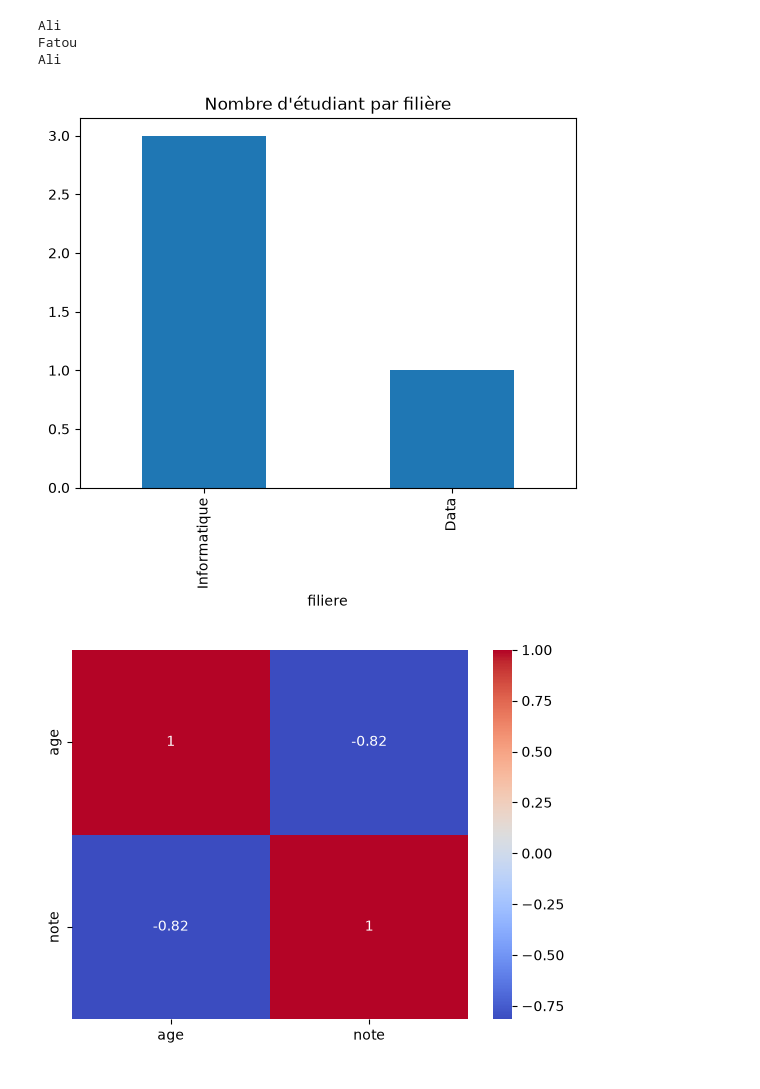
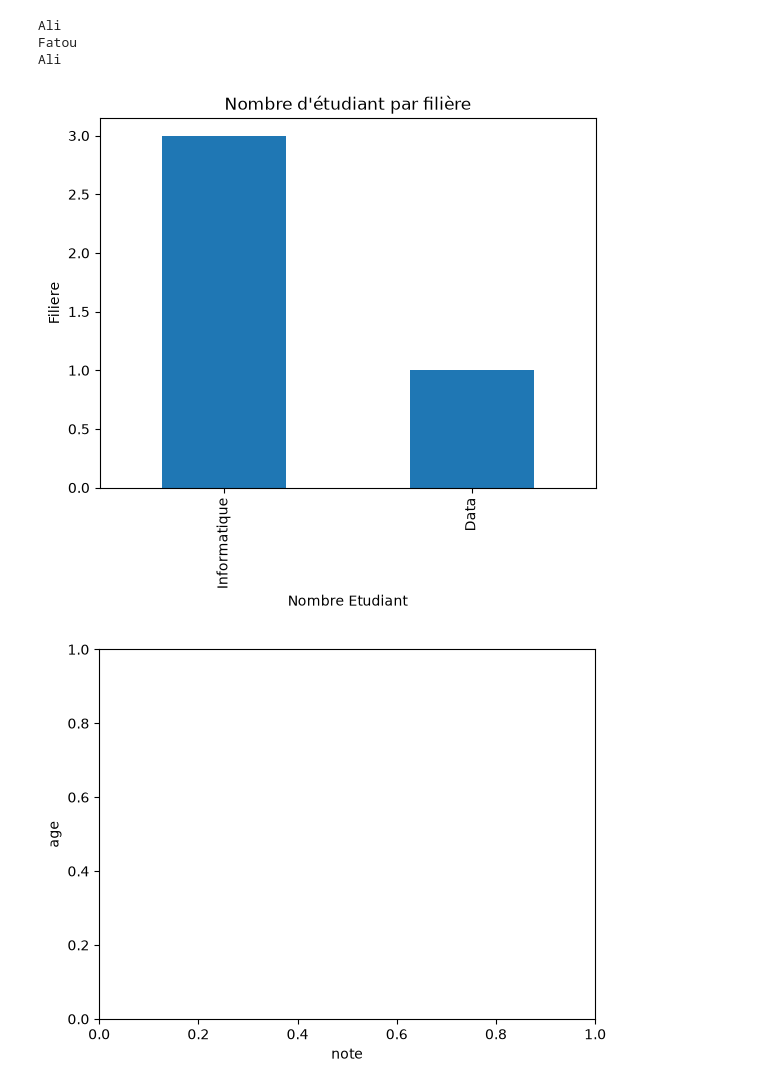
Before and after one commit to Bachir20589/projet_final1, a Jupyter notebook: projet.ipynb, the cells around one changed output. Saved outputs shown, nothing was run; the diff lists cells and outputs as text; code cells hidden in the pictures.

```diff
--- a/projet1.ipynb
+++ b/projet.ipynb
@@ -9,36 +9,38 @@ with open("etudiants.csv") as f:
     a.fillna({"age":21},inplace=True)
     a.dropna(inplace=True)
     a.fillna({"filiere":"Informatique"},inplace=True)
     for i in a.index:
         if a.loc[i,"note"]=="NaN":
             a.drop(i,inplace=True)
     c=a["note"].mean()
 
     for i in a.index:
         if a.loc[i,"note"]>=14:
             print(a.loc[i,"nom"])
     a["filiere"].value_counts().plot(kind="bar")
-    mp.xlabel="Nombre Etudiant"
-    mp.ylabel="Filiere"
+    mp.xlabel("Nombre Etudiant")
+    mp.ylabel("Filiere")
     mp.title("Nombre d'étudiant par filière")
     mp.show()
-    mp.xlabel="age"
-    mp.ylabel="note"
+    mp.ylabel("age")
+    mp.xlabel("note")
     mp.show()
     sn.heatmap(a.corr(numeric_only=True),annot=True,cmap="coolwarm")
     mp.show()
     sn.histplot(data=a,x="note",bins=10,edgecolor="red")
     mp.show()
     sn.scatterplot(data=a,x="age",y="note")
     mp.show()
+    d=a.corr(numeric_only=True)
 print(a)
 print(b)
 print(a.head(5))
 print(c)
+print(d)
 a.to_csv("etudiant.csv",index=False)
 # %% [output]
 Ali
 Fatou
 Ali
-[figure, old version]
+[figure, new version]
-[figure, old version]
+[figure, new version]
```
Also changed, not shown: parts of 1 cell of this notebook, 1 other file.
